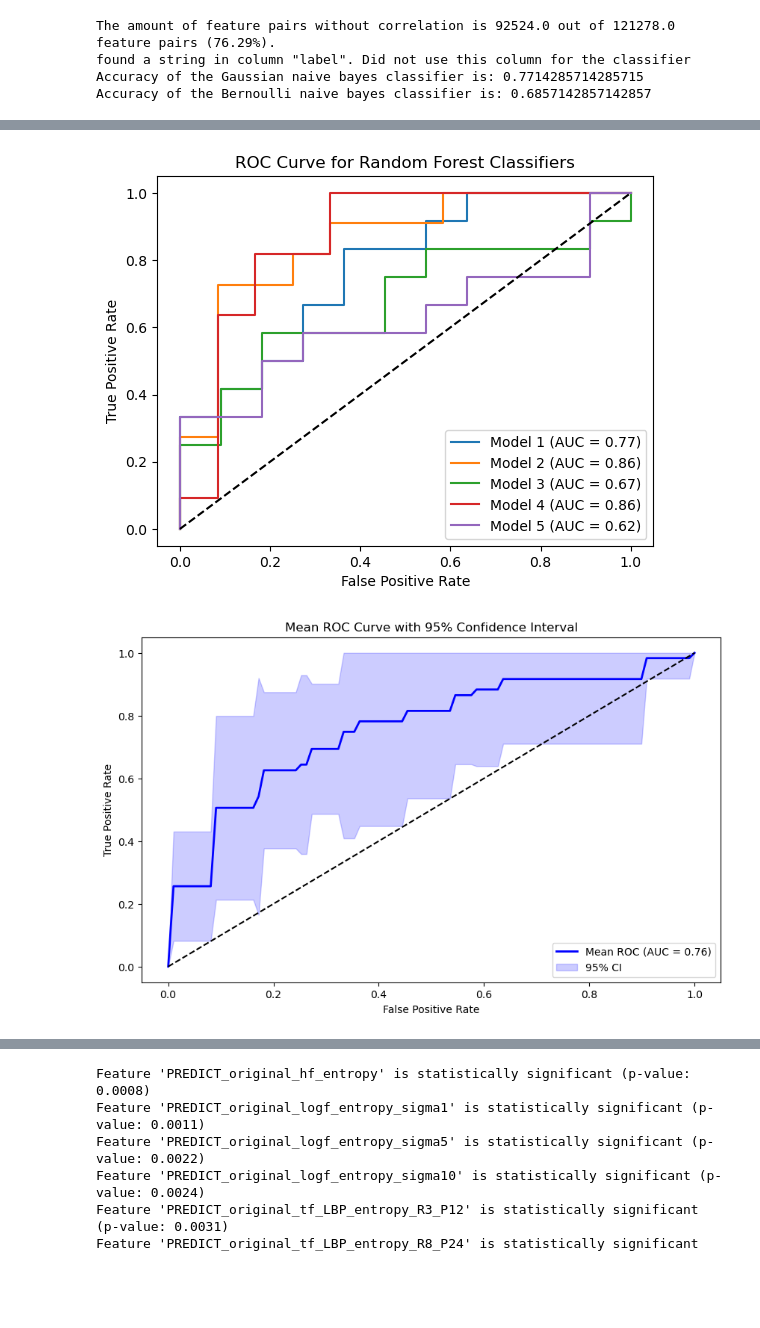
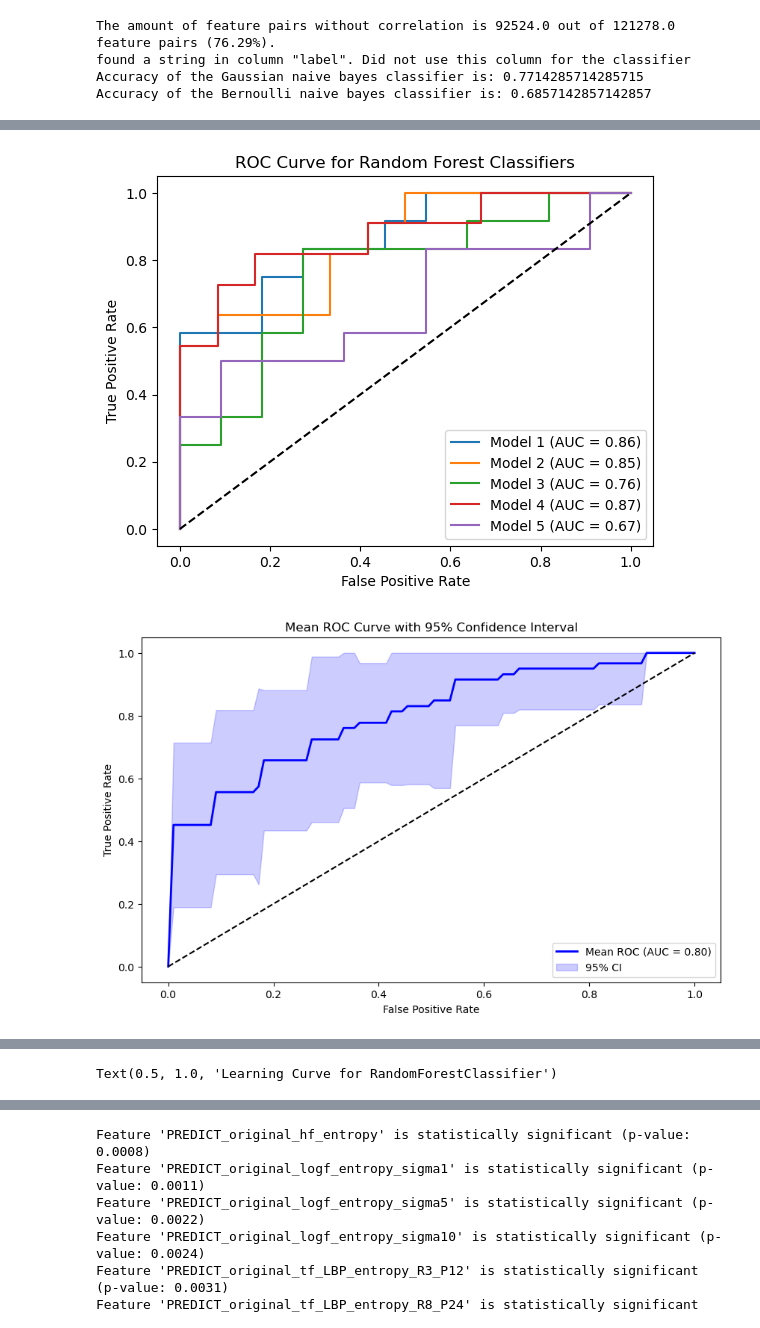
Before and after one commit to jolinevb/Lipo_ML, a Jupyter notebook: assignment.ipynb, the cells around one changed output, grey strips where cells are left out. Drawn from its saved outputs; the diff is of its cells as text; code cells hidden in the pictures; blank space fills up the shorter version.

Commit message:
added random things

```diff
--- a/assignment.ipynb
+++ b/assignment.ipynb
@@ -315,12 +292,20 @@ rand_search = RandomizedSearchCV(model,
                                  cv=5,
                                  random_state=42)
 
+p_values = calculate_p_values(data)
+p_values_used = p_values[:60].index
+columns_to_keep = list(p_values_used) + ['label']
+data_used = data[columns_to_keep]
+data_lipoma = data_used[data_used['label'] == 'lipoma']
+data_liposarcoma = data_used[data_used['label'] == 'liposarcoma']
+
 n = 5
 accuracy = []
 specificity = []
 sensitivity = []
 all_roc = np.linspace(0, 1, 100)
 roc_list = []
+best_rf_complete = []
 for i in range(1,n+1):
     split_lipoma = split_data(data_lipoma, n, i)
     split_liposarcoma = split_data(data_liposarcoma, n, i)
@@ -330,6 +315,7 @@ for i in range(1,n+1):
 
     rand_search.fit(features_train, label_train)
     best_rf = rand_search.best_estimator_
+    best_rf_complete.append(best_rf)
     print('Best hyperparameters:',  rand_search.best_params_)
 
     label_pred = best_rf.predict(features_test)
@@ -373,14 +359,32 @@ plt.title('Mean ROC Curve with 95% Confidence Interval')
 plt.legend(loc='lower right')
 plt.show()
 
-for i in range(1):
-    tree = best_rf.estimators_[i]
-    dot_data = export_graphviz(tree,
-                               feature_names=features_train.columns,
-                               filled=True,
-                               max_depth=3,
-                               impurity=True,
-                               proportion=False)
-    graph = graphviz.Source(dot_data)
-    display(graph)
+# for i in range(1):
+#     tree = best_rf.estimators_[i]
+#     dot_data = export_graphviz(tree,
+#                                feature_names=features_train.columns,
+#                                filled=True,
+#                                max_depth=3,
+#                                impurity=True,
+#                                proportion=False)
+#     graph = graphviz.Source(dot_data)
+#     display(graph)
+
+
+fig, ax = plt.subplots(figsize=(10, 6), sharey=True)
+common_params = {
+    "X": X,
+    "y": y,
+    "train_sizes": np.linspace(0.1, 1.0, 20),
+    "cv": ShuffleSplit(n_splits=20, test_size=0.2, random_state=0),
+    "score_type": "both",
+    "n_jobs": 4,
+    "line_kw": {"marker": "o"},
+    "std_display_style": "fill_between",
+    "score_name": "Accuracy",
+}
+LearningCurveDisplay.from_estimator(model, **common_params, ax=ax)
+handles, label = ax.get_legend_handles_labels()
+ax.legend(handles[:2], ["Training Score", "Test Score"])
+ax.set_title(f"Learning Curve for {model.__class__.__name__}")
 # %% [output]
@@ -397,2 +402,2 @@ Accuracy: 0.6086956521739131, Specificity: 0.6363636363636364, Sensitivity: 0.58
-[figure, old version]
+[figure, new version]
-[figure, old version]
+[figure, new version]
@@ -399,0 +404 @@ Accuracy: 0.6086956521739131, Specificity: 0.6363636363636364, Sensitivity: 0.58
+Text(0.5, 1.0, 'Learning Curve for RandomForestClassifier')
```
Also changed, not shown: parts of 10 cells of this notebook.
